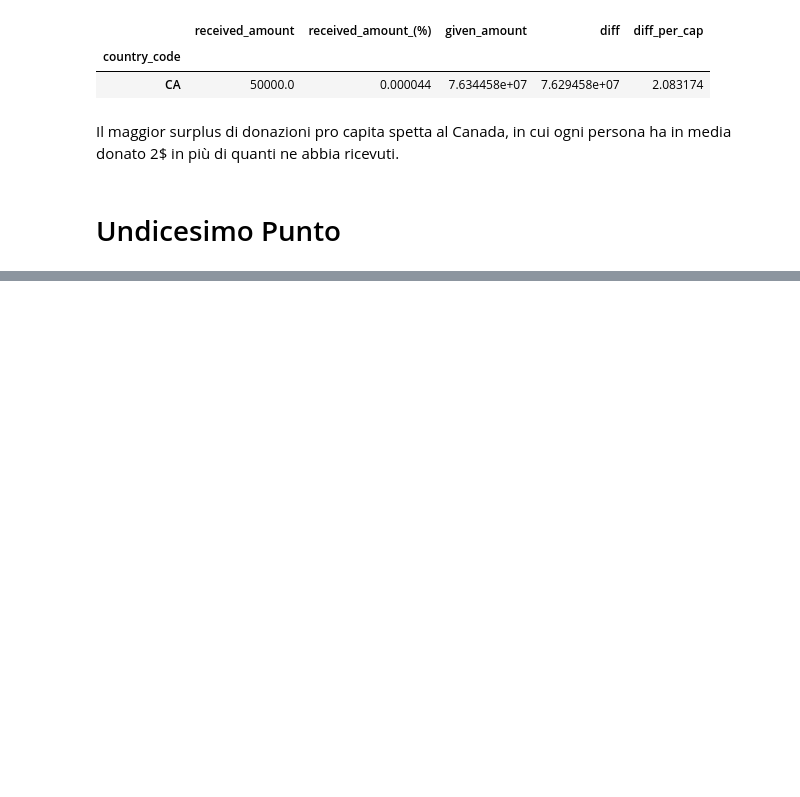
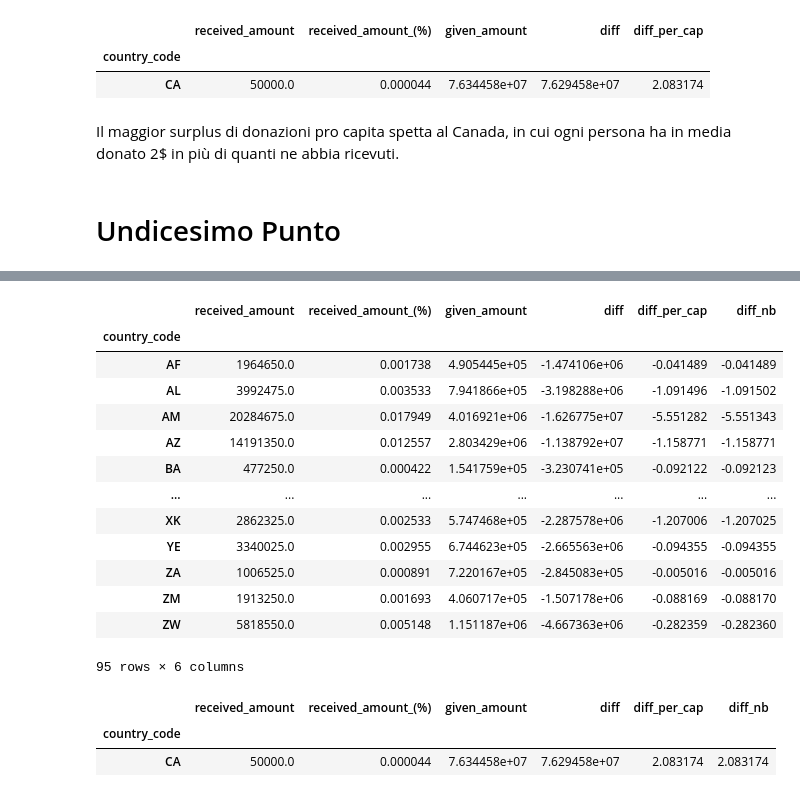
Before and after one commit to dtoniolo/Progetto-FoCS, a Jupyter notebook: Progetto.ipynb, the cells around one changed output, grey strips where cells are left out. Saved outputs shown, nothing was run; the diff lists cells and outputs as text; code cells hidden in the pictures; blank space fills up the shorter version.

```diff
--- a/Progetto.ipynb
+++ b/Progetto.ipynb
@@ -431,7 +431,7 @@ PS       4920724
 XK       1895250
 Length: 174, dtype: int64
 # %%
-loan_amount_by_ctry['diff_per_cap'] = (loan_amount_by_ctry['diff']/population).dropna()
+loan_amount_by_ctry['diff_per_cap'] = (loan_amount_by_ctry['diff']/population)
 loan_amount_by_ctry
 # %% [output]
 |  | received_amount | received_amount_(%) | given_amount | diff | diff_per_cap |
@@ -460,3 +460,7 @@ loan_amount_by_ctry.loc[mask, :]
 Il maggior surplus di donazioni pro capita spetta al Canada, in cui ogni persona ha in media donato 2$ in più di quanti ne abbia ricevuti.
 # %% [markdown]
 # Undicesimo Punto
+# %%
+population_nb = pd.Series(data = country_stats['population_below_poverty_line'].values, index = country_stats['country_code'])
+population_nb = population - population_nb
+population_nb
@@ -462,0 +481,25 @@ Il maggior surplus di donazioni pro capita spetta al Canada, in cui ogni persona
+# %%
+loan_amount_by_ctry['diff_nb'] = (loan_amount_by_ctry['diff']/population_nb)
+loan_amount_by_ctry
+# %% [output]
+|  | received_amount | received_amount_(%) | given_amount | diff | diff_per_cap | diff_nb |
+| country_code |  |  |  |  |  |  |
+| AF | 1964650.0 | 0.001738 | 4.905445e+05 | -1.474106e+06 | -0.041489 | -0.041489 |
+| AL | 3992475.0 | 0.003533 | 7.941866e+05 | -3.198288e+06 | -1.091496 | -1.091502 |
+| AM | 20284675.0 | 0.017949 | 4.016921e+06 | -1.626775e+07 | -5.551282 | -5.551343 |
+| AZ | 14191350.0 | 0.012557 | 2.803429e+06 | -1.138792e+07 | -1.158771 | -1.158771 |
+| BA | 477250.0 | 0.000422 | 1.541759e+05 | -3.230741e+05 | -0.092122 | -0.092123 |
+| ... | ... | ... | ... | ... | ... | ... |
+| XK | 2862325.0 | 0.002533 | 5.747468e+05 | -2.287578e+06 | -1.207006 | -1.207025 |
+| YE | 3340025.0 | 0.002955 | 6.744623e+05 | -2.665563e+06 | -0.094355 | -0.094355 |
+| ZA | 1006525.0 | 0.000891 | 7.220167e+05 | -2.845083e+05 | -0.005016 | -0.005016 |
+| ZM | 1913250.0 | 0.001693 | 4.060717e+05 | -1.507178e+06 | -0.088169 | -0.088170 |
+| ZW | 5818550.0 | 0.005148 | 1.151187e+06 | -4.667363e+06 | -0.282359 | -0.282360 |
+95 rows × 6 columns
+# %%
+mask = loan_amount_by_ctry['diff_nb'] == loan_amount_by_ctry['diff_nb'].max()
+loan_amount_by_ctry.loc[mask, :]
+# %% [output]
+|  | received_amount | received_amount_(%) | given_amount | diff | diff_per_cap | diff_nb |
+| country_code |  |  |  |  |  |  |
+| CA | 50000.0 | 0.000044 | 7.634458e+07 | 7.629458e+07 | 2.083174 | 2.083174 |
```
Also changed, not shown: parts of 1 cell of this notebook.
